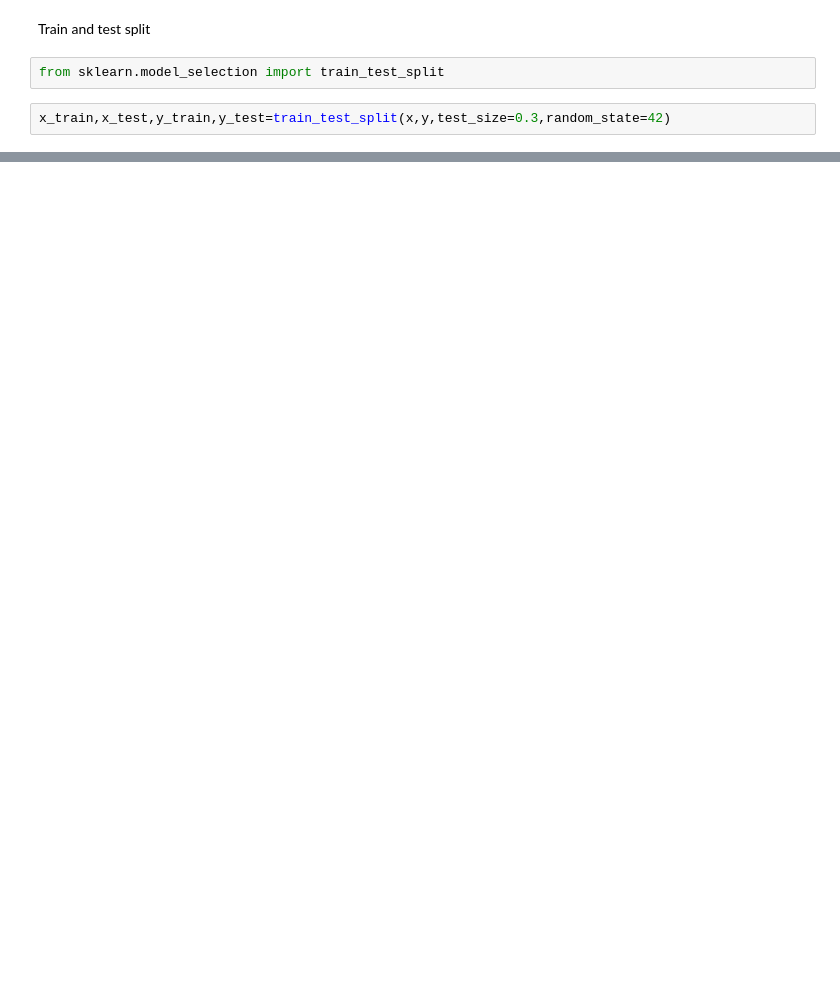
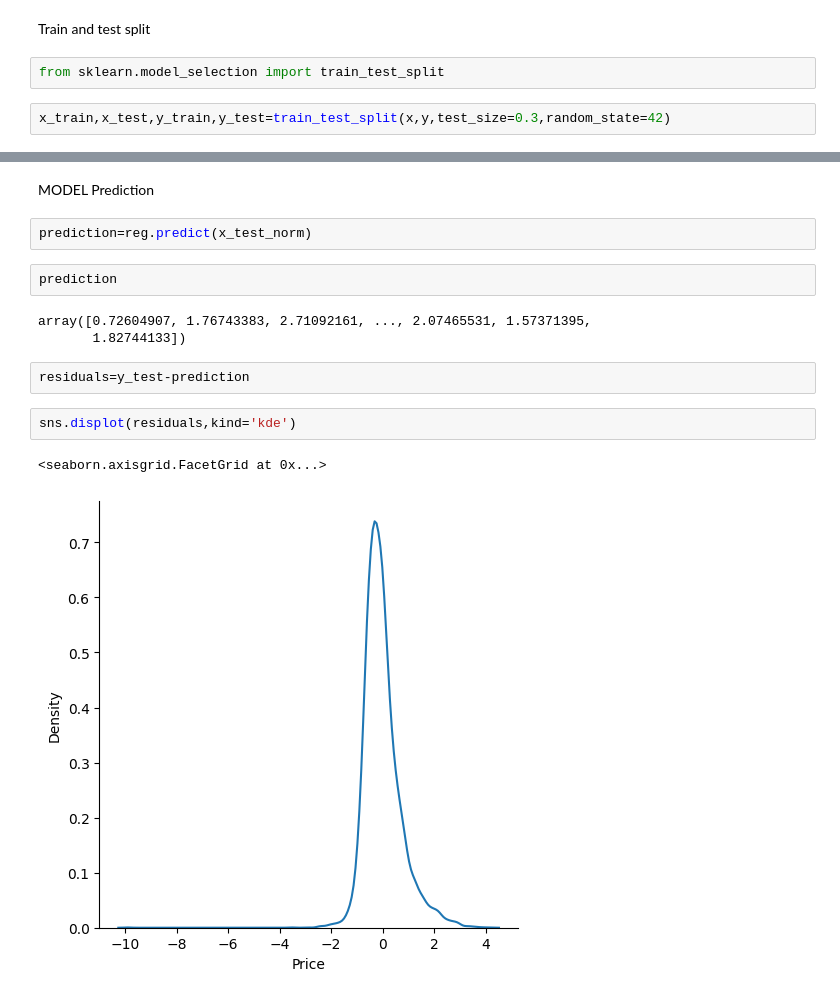
Before and after one commit to tanuj-14/ml, a Jupyter notebook: LinearReg.ipynb, the cells around one changed output, grey strips where cells are left out. Cells and saved outputs as stored; diff of their text form; blank space fills up the shorter version.

```diff
--- a/LinearReg.ipynb
+++ b/LinearReg.ipynb
@@ -190,0 +210,16 @@ sns.boxplot(data=x_train_norm,ax=ax)
+# %% [markdown]
+MODEL Prediction
+# %%
+prediction=reg.predict(x_test_norm)
+# %%
+prediction
+# %% [output]
+array([0.72604907, 1.76743383, 2.71092161, ..., 2.07465531, 1.57371395,
+       1.82744133])
+# %%
+residuals=y_test-prediction
+# %%
+sns.displot(residuals,kind='kde')
+# %% [output]
+<seaborn.axisgrid.FacetGrid at 0x...>
+[figure, added]
```
Also changed, not shown: parts of 20 cells of this notebook.
